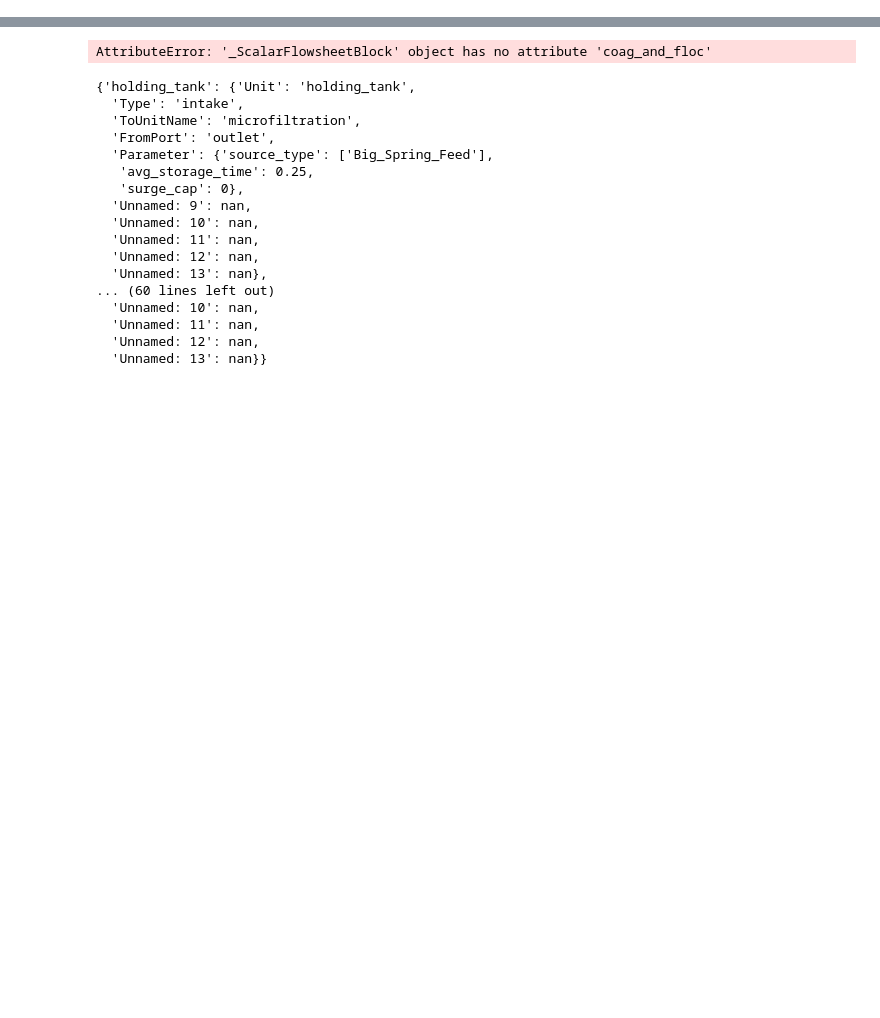
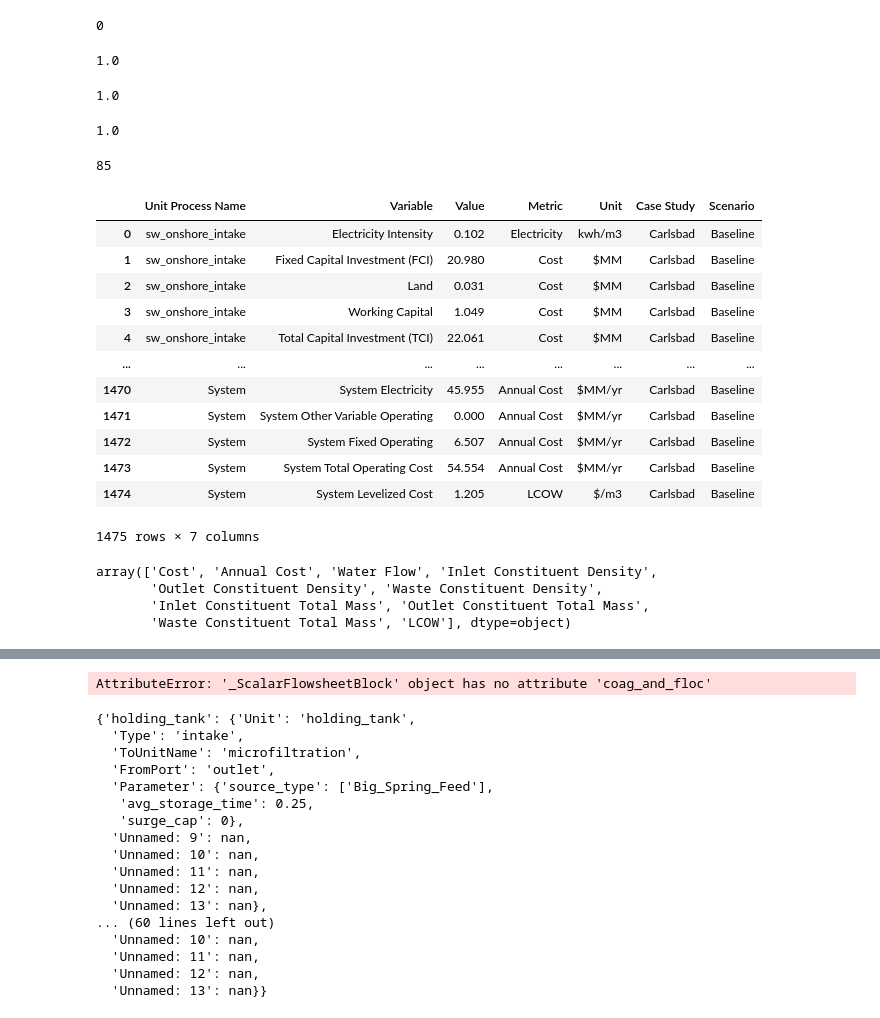
Before and after one commit to NREL/WaterTAP3, a Jupyter notebook: IDAES-WaterTAP3_v2/ArielScratch.ipynb, the cells around one changed output, grey strips where cells are left out. Cells and saved outputs as stored; diff of their text form; code cells hidden in the pictures; blank space fills up the shorter version.

```diff
--- a/IDAES-WaterTAP3_v2/ArielScratch.ipynb
+++ b/IDAES-WaterTAP3_v2/ArielScratch.ipynb
@@ -16,9 +16,9 @@ import case_study_trains
 
 m = wt.watertap_setup(dynamic = False)
 
-# wt.case_study_trains.train = {"case_study": "KBHDP",
-#                              "reference": "NAWI",
-#                              "scenario": "Baseline"}
+wt.case_study_trains.train = {"case_study": "KBHDP",
+                             "reference": "NAWI",
+                             "scenario": "Baseline"}
 
 # wt.case_study_trains.train = {"case_study": "Irwin",
 #                              "reference": "NAWI",
@@ -56,9 +56,9 @@ m = wt.watertap_setup(dynamic = False)
 #                              "reference": "NAWI",
 #                              "scenario": "Baseline"}
 
-wt.case_study_trains.train = {"case_study": "Solaire",
-                             "reference": "NAWI",
-                             "scenario": "Baseline"}
+# wt.case_study_trains.train = {"case_study": "Solaire",
+#                              "reference": "NAWI",
+#                              "scenario": "Baseline"}
 
 
 # TODO LATER: how to make this sync with info in train input data. We might not need to do that.
@@ -66,10 +66,10 @@ wt.case_study_trains.train = {"case_study": "Solaire",
 #then we should updat the node name. If more than two sources - what to do? Needs to be
 #based on pfd node!?
 
-# wt.case_study_trains.source_water = {"case_study": "KBHDP",
-#                              "reference": "NAWI",
-#                              "scenario": "Baseline",
-#                              "water_type": "KBHDP_Brackish_Ave"}
+wt.case_study_trains.source_water = {"case_study": "KBHDP",
+                             "reference": "NAWI",
+                             "scenario": "Baseline",
+                             "water_type": "KBHDP_Brackish_Ave"}
 
 # wt.case_study_trains.source_water = {"case_study": "Irwin",
 #                              "reference": "NAWI",
@@ -116,10 +116,10 @@ wt.case_study_trains.train = {"case_study": "Solaire",
 #                              "scenario": "Baseline",
 #                              "water_type": "OCWD_Feed"}
 
-wt.case_study_trains.source_water = {"case_study": "Solaire",
-                             "reference": "NAWI",
-                             "scenario": "Baseline",
-                             "water_type": ["Solaire_Graywater", "Solaire_Blackwater", "Solaire_Stormwater"]}
+# wt.case_study_trains.source_water = {"case_study": "Solaire",
+#                              "reference": "NAWI",
+#                              "scenario": "Baseline",
+#                              "water_type": ["Solaire_Graywater", "Solaire_Blackwater", "Solaire_Stormwater"]}
 
 m = wt.case_study_trains.get_case_study(m=m) # flow is set as case study flow unless defined.
 # %% [output]
@@ -139,3 +148,3 @@ wt.display.show_train2(model_name=m)
 # %%
 wt.run_water_tap(m = m, solver_results = False, print_model_results = True, objective=False,
-                 max_attemps = 1) #, initialize_flow = )
+                 max_attemps = 1, initialize_flow = 3)
@@ -141,0 +173,43 @@ wt.run_water_tap(m = m, solver_results = False, print_model_results = True, obje
+# %%
+m.fs.ro_deep.deltaP_waste[0]()
+# %% [output]
+0
+# %%
+m.fs.ro_deep.pressure_waste[0]()
+# %% [output]
+1.0
+# %%
+m.fs.ro_deep.pressure_in[0]()
+# %% [output]
+1.0
+# %%
+m.fs.ro_deep.pressure_out[0]()
+# %% [output]
+1.0
+# %%
+m.fs.ro_deep.feed.pressure[0]()
+# %% [output]
+85
+# %%
+wt.get_results_table(m = m, filename = "Carlsbad_Baseline")
+# %% [output]
+|  | Unit Process Name | Variable | Value | Metric | Unit | Case Study | Scenario |
+| 0 | sw_onshore_intake | Electricity Intensity | 0.102 | Electricity | kwh/m3 | Carlsbad | Baseline |
+| 1 | sw_onshore_intake | Fixed Capital Investment (FCI) | 20.980 | Cost | $MM | Carlsbad | Baseline |
+| 2 | sw_onshore_intake | Land | 0.031 | Cost | $MM | Carlsbad | Baseline |
+| 3 | sw_onshore_intake | Working Capital | 1.049 | Cost | $MM | Carlsbad | Baseline |
+| 4 | sw_onshore_intake | Total Capital Investment (TCI) | 22.061 | Cost | $MM | Carlsbad | Baseline |
+| ... | ... | ... | ... | ... | ... | ... | ... |
+| 1470 | System | System Electricity | 45.955 | Annual Cost | $MM/yr | Carlsbad | Baseline |
+| 1471 | System | System Other Variable Operating | 0.000 | Annual Cost | $MM/yr | Carlsbad | Baseline |
+| 1472 | System | System Fixed Operating | 6.507 | Annual Cost | $MM/yr | Carlsbad | Baseline |
+| 1473 | System | System Total Operating Cost | 54.554 | Annual Cost | $MM/yr | Carlsbad | Baseline |
+| 1474 | System | System Levelized Cost | 1.205 | LCOW | $/m3 | Carlsbad | Baseline |
+1475 rows × 7 columns
+# %%
+table.Metric.unique()
+# %% [output]
+array(['Cost', 'Annual Cost', 'Water Flow', 'Inlet Constituent Density',
+       'Outlet Constituent Density', 'Waste Constituent Density',
+       'Inlet Constituent Total Mass', 'Outlet Constituent Total Mass',
+       'Waste Constituent Total Mass', 'LCOW'], dtype=object)
```
Also changed, not shown: parts of 8 cells of this notebook, 7 other files.
